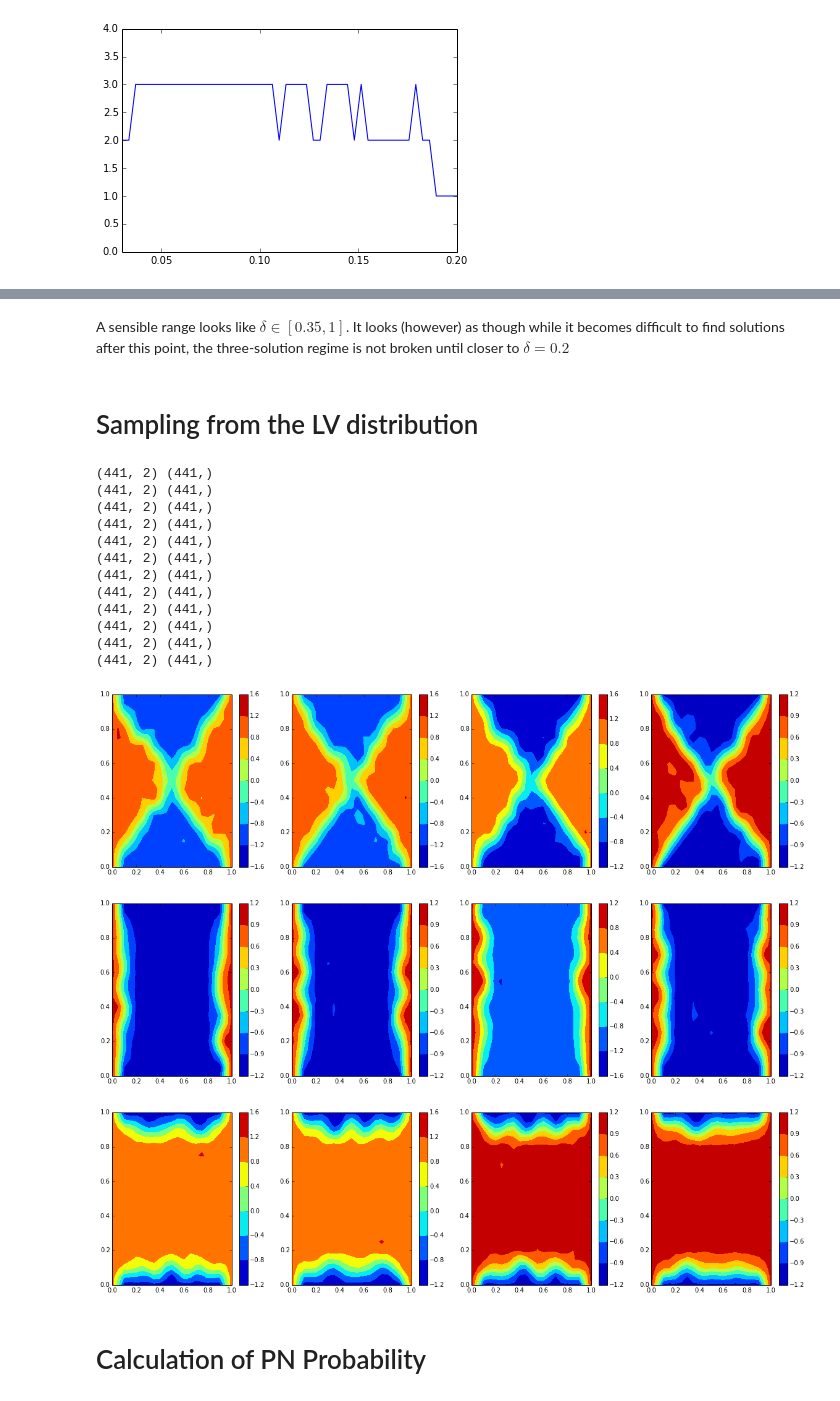
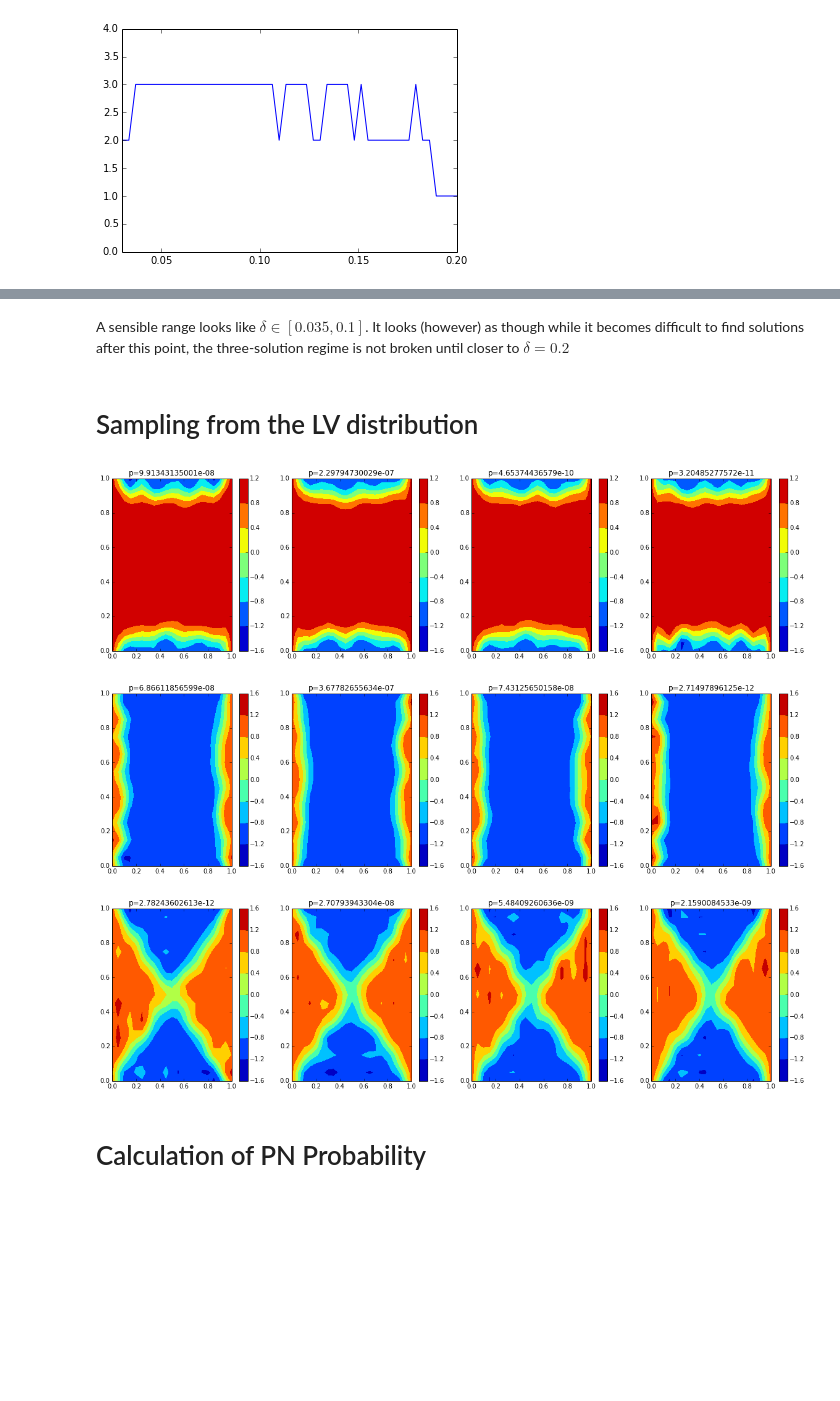
Before and after one commit to jcockayne/bayesian_pdes, a Jupyter notebook: notebooks/Allen-Cahn.ipynb, the cells around one changed output, grey strips where cells are left out. Drawn from its saved outputs; the diff is of its cells as text; code cells hidden in the pictures; blank space fills up the shorter version.

```diff
--- a/notebooks/Allen-Cahn.ipynb
+++ b/notebooks/Allen-Cahn.ipynb
@@ -258,4 +270,4 @@ plt.xlim(deltas.min(), deltas.max());
 [figure]
 # %%
 delta = 0.04
-solutions = find_solutions(delta, 100, max_solutions=3, stop_on_divergence=True, plot_solutions=False)
+true_solutions = find_solutions(delta, 100, max_solutions=3, stop_on_divergence=False, plot_solutions=True)
@@ -262,21 +281,16 @@ solutions = find_solutions(delta, 100, max_solutions=3, stop_on_divergence=True,
 # %% [markdown]
-A sensible range looks like $\delta \in [0.35, 1]$. It looks (however) as though while it becomes difficult to find solutions after this point, the three-solution regime is not broken until closer to $\delta=0.2$
+A sensible range looks like $\delta \in [0.035, 0.1]$. It looks (however) as though while it becomes difficult to find solutions after this point, the three-solution regime is not broken until closer to $\delta=0.2$
 # %%
-z = compute_latent(collocate_interior, delta, solutions)
+z = compute_latent(collocate_interior, delta, true_solutions)
 # %%
-def collocate_latent(z, delta):
+def collocate_latent(z, delta, ops, ops_bar, operator_cache=None):
     obs = [
         (collocate_interior, z),
         (collocate_interior, cube_root(-delta*z)),
         (collocate_boundary, boundary_obs)
     ]
 
-    ops_subs = substitute(ops, {d: delta})
-    ops_bar_subs = substitute(ops_bar, {d: delta})
-    #ops_subs = ops
-    #ops_bar_subs = ops_bar
-
-    posterior = bayesian_pdes.collocate(ops_subs, ops_bar_subs, k, symbols, obs)
+    posterior = bayesian_pdes.collocate(ops, ops_bar, k, symbols, obs, operator_cache)
 
     return posterior
 # %%
@@ -290,6 +303,10 @@ def plot_mean(locations, mu):
 # %%
 def sample_latent(solutions, delta, test_points, n_samples=5, rho=1.0, debug=False):
     z = compute_latent(collocate_interior, delta, solutions)
+
+    # generate the operator cache since we will be evaluating multiple times
+
+    ops, ops_bar, op_cache = ops_allen_cahn(delta)
 
     # now we sample from a mixture of solutions
     # let's first pretend that we know the solution and sample from it
@@ -303,7 +320,7 @@ def sample_latent(solutions, delta, test_points, n_samples=5, rho=1.0, debug=Fal
 
             if debug:
                 start = time.time()
-            posterior = collocate_latent(z_star, delta)
+            posterior = collocate_latent(z_star, delta, ops, ops_bar, op_cache)
 
             if debug:
                 print 'Generation of posterior took {}'.format(time.time() - start)
@@ -315,27 +332,17 @@ def sample_latent(solutions, delta, test_points, n_samples=5, rho=1.0, debug=Fal
             plt.subplot(1,n_samples, j+1)
 
             plot_mean(test_points, mu)
+            plt.title('p={}'.format(dist.pdf(z_star)))
             plt.colorbar()
 # %%
 test_x, test_y = np.mgrid[0:1:21j, 0:1:21j]
 test = np.c_[test_x.ravel(), test_y.ravel()]
 # %%
-sample_latent(solutions, delta, test, n_samples=4)
+solutions = find_solutions(delta, 25, max_solutions=3)
+sample_latent(solutions, delta, test, n_samples=4, rho=0.1)
 # %% [output]
-(441, 2) (441,)
-(441, 2) (441,)
-(441, 2) (441,)
-(441, 2) (441,)
-(441, 2) (441,)
-(441, 2) (441,)
-(441, 2) (441,)
-(441, 2) (441,)
-(441, 2) (441,)
-(441, 2) (441,)
-(441, 2) (441,)
-(441, 2) (441,)
-[figure, old version]
+[figure, new version]
-[figure, old version]
+[figure, new version]
-[figure, old version]
+[figure, new version]
 # %% [markdown]
 # Calculation of PN Probability
```
Also changed, not shown: parts of 34 cells of this notebook, 4 other files.
